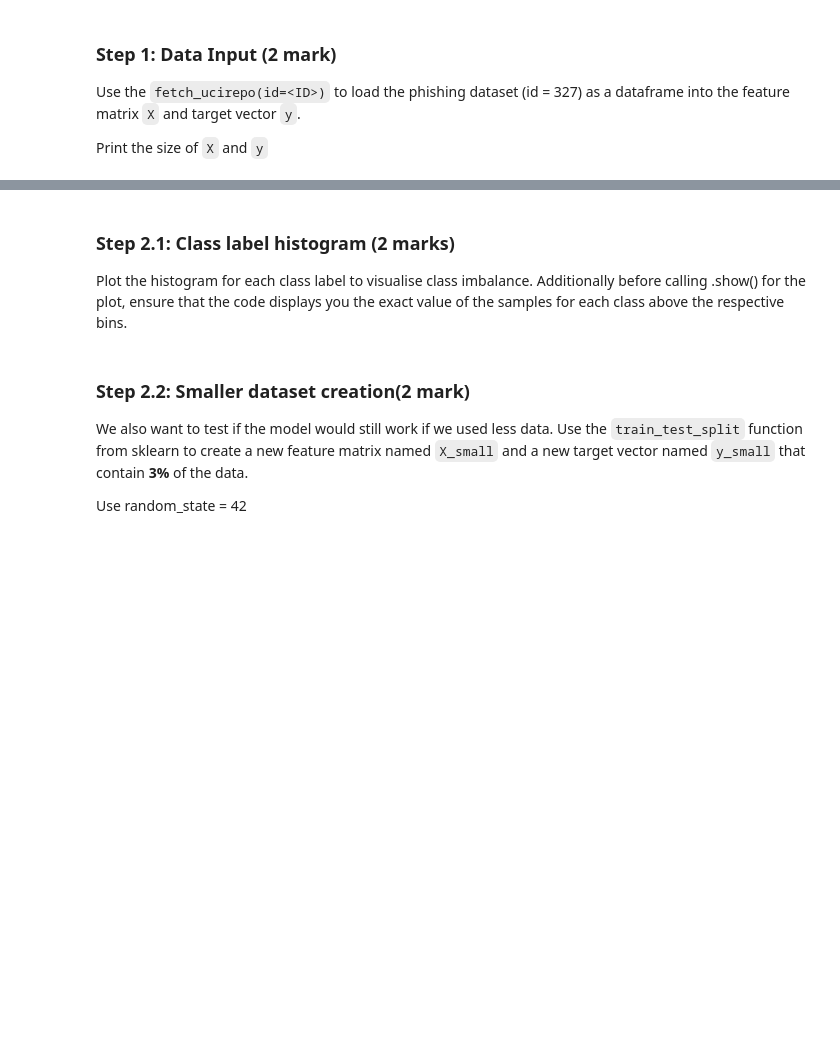
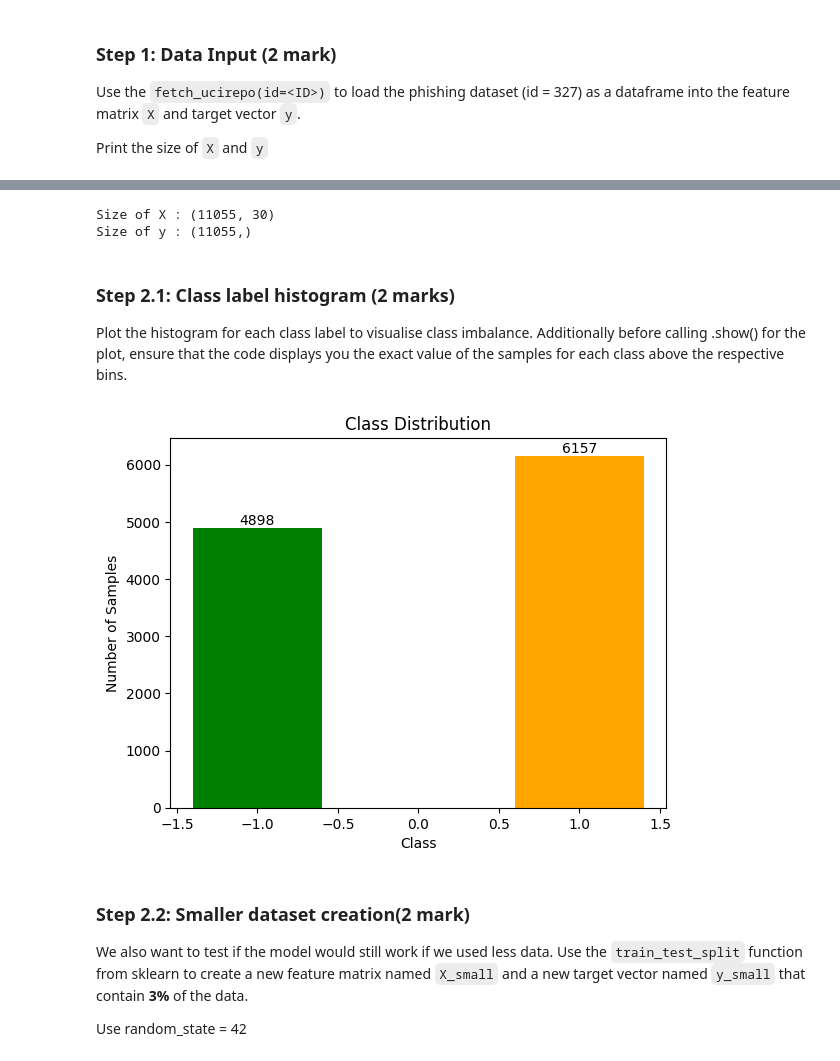
Before and after one commit to TaRa1999R/engg680_2024_fall, a Jupyter notebook: Lab_Assignment3/Assignment3.ipynb, the cells around one changed output, grey strips where cells are left out. Cells and saved outputs as stored; diff of their text form; code cells hidden in the pictures; blank space fills up the shorter version.

```diff
--- a/Lab_Assignment3/Assignment3.ipynb
+++ b/Lab_Assignment3/Assignment3.ipynb
@@ -394,23 +407,41 @@ Print the size of `X` and `y`
 # %%
+from os import name
 from ucimlrepo import fetch_ucirepo
 
 # Below code fetches dataset
 phishing_websites = fetch_ucirepo(id=327)
 
 # TO DO: data (as pandas dataframes) (1 mark)
+x= pd.DataFrame(phishing_websites['data']['features'])
+y= pd.Series(phishing_websites['data']['targets'].values.ravel(), name="target")
 
 # TO DO: display sizes of X and y (1 mark)
+# TO DO: display sizes of X and y (1 mark)
+print('Size of X :', x.shape)
+print('Size of y :', y.shape)
+# %% [output]
+Size of X : (11055, 30)
+Size of y : (11055,)
 # %% [markdown]
 ### Step 2.1: Class label histogram (2 marks)
 
 Plot the histogram for each class label to visualise class imbalance. Additionally before calling .show() for the plot, ensure that the code displays you the exact value of the samples for each class above the respective bins.
 # %%
 # TO DO: Check the class distribution of y (2 mark)
+class_counts = y.value_counts()
 
+# TO DO: Plot the histogram of y (2 mark)
+plt.bar(class_counts.index, class_counts.values, color=['orange' , 'green'])
+for idx, val in enumerate(class_counts.values):
+    plt.text(class_counts.index[idx], val, str(val), ha='center', va='bottom')
 
 # Display exact values for each bin in the histogram
-
+plt.xlabel('Class')
+plt.ylabel('Number of Samples')
+plt.title('Class Distribution')
 plt.show()
+# %% [output]
+[figure, added]
 # %% [markdown]
 ### Step 2.2: Smaller dataset creation(2 mark)
 
```
Also changed, not shown: parts of 10 cells of this notebook.
